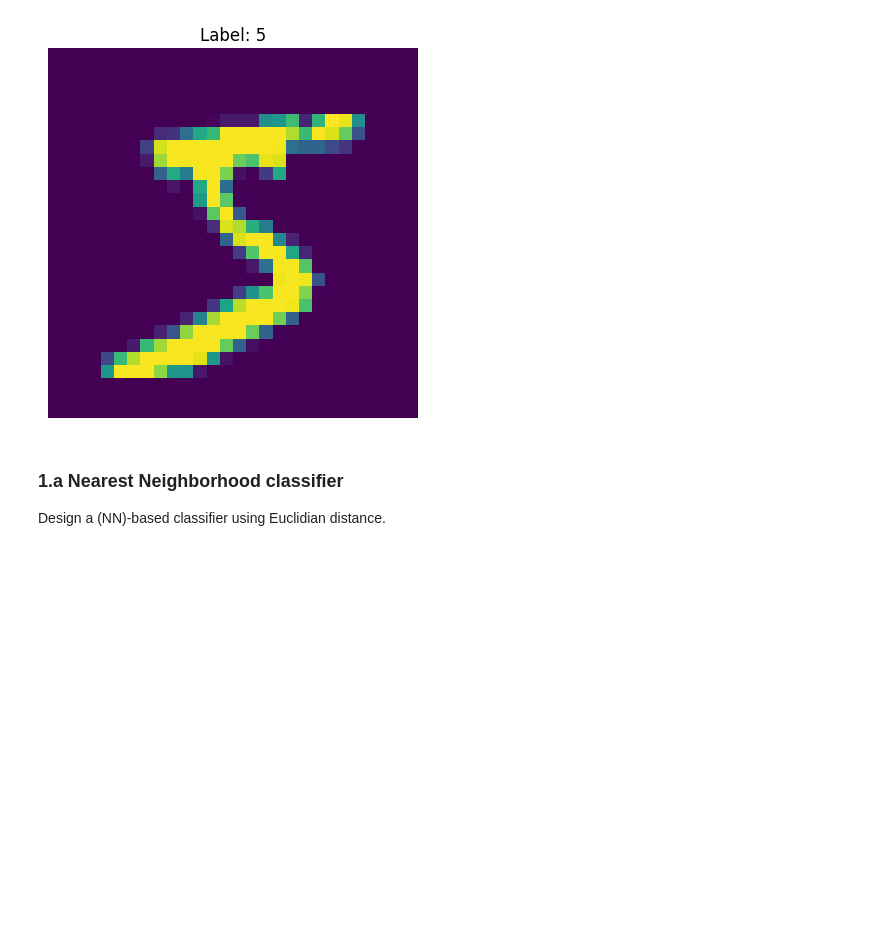
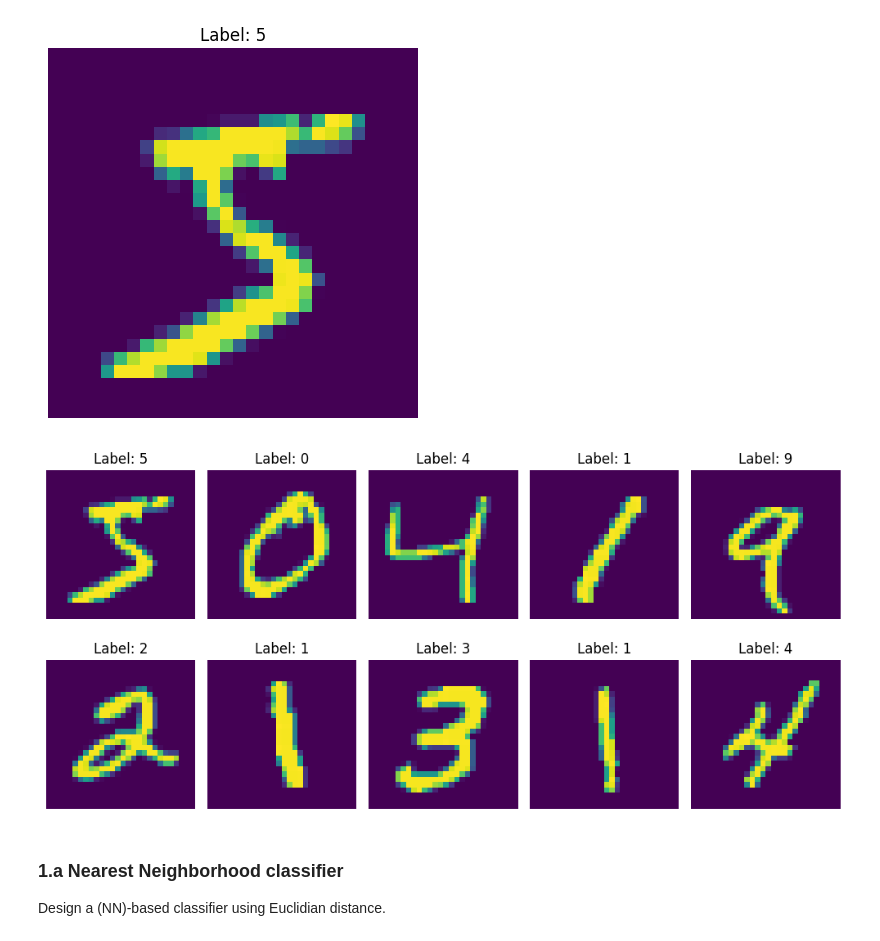
Before and after one commit to tuvats/TTT4275-Classification-project, a Jupyter notebook: Numbers_project/Numbers_task.ipynb, the cells around one changed output. Cells and saved outputs as stored; diff of their text form; code cells hidden in the pictures; blank space fills up the shorter version.

```diff
--- a/Numbers_project/Numbers_task.ipynb
+++ b/Numbers_project/Numbers_task.ipynb
@@ -54,6 +51,23 @@ plt.axis('off')
 plt.show()
 # %% [output]
 [figure]
+# %%
+# Plotting some examples of the MNIST dataset
+
+fig, axs = plt.subplots(2, 5, figsize=(10, 5))  # 2 rows, 5 columns
+
+for i in range(2):
+    for j in range(5):
+        index = i * 5 + j
+        axs[i, j].imshow(train_images[index])
+        axs[i, j].set_title(f"Label: {train_image_labels[index]}")
+        axs[i, j].axis('off')
+
+plt.tight_layout()
+plt.savefig('Images/MNIST_examples')
+plt.show()
+# %% [output]
+[figure, added]
 # %% [markdown]
 ### 1.a Nearest Neighborhood classifier
 
```
Also changed, not shown: parts of 7 cells of this notebook, 1 other file.
